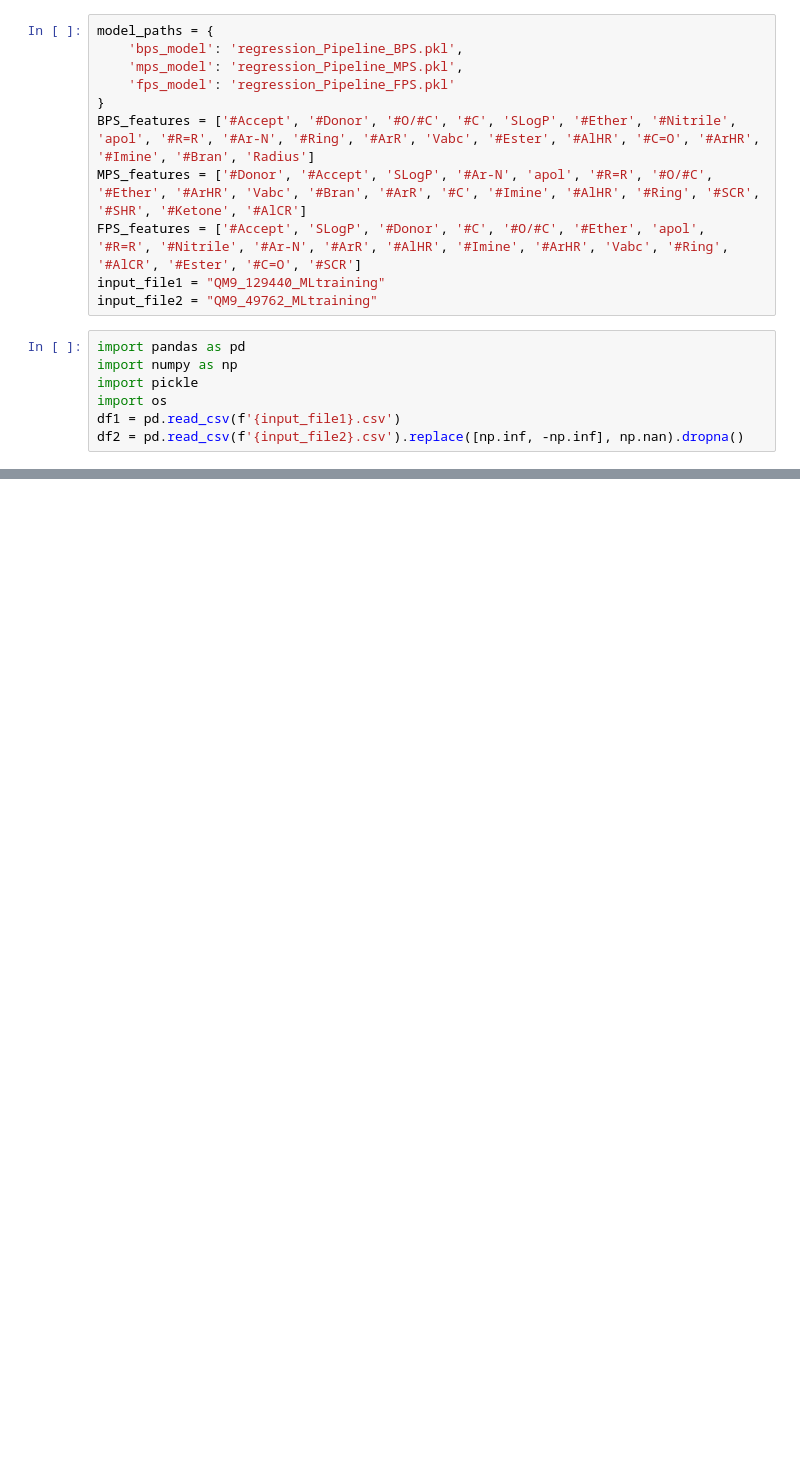
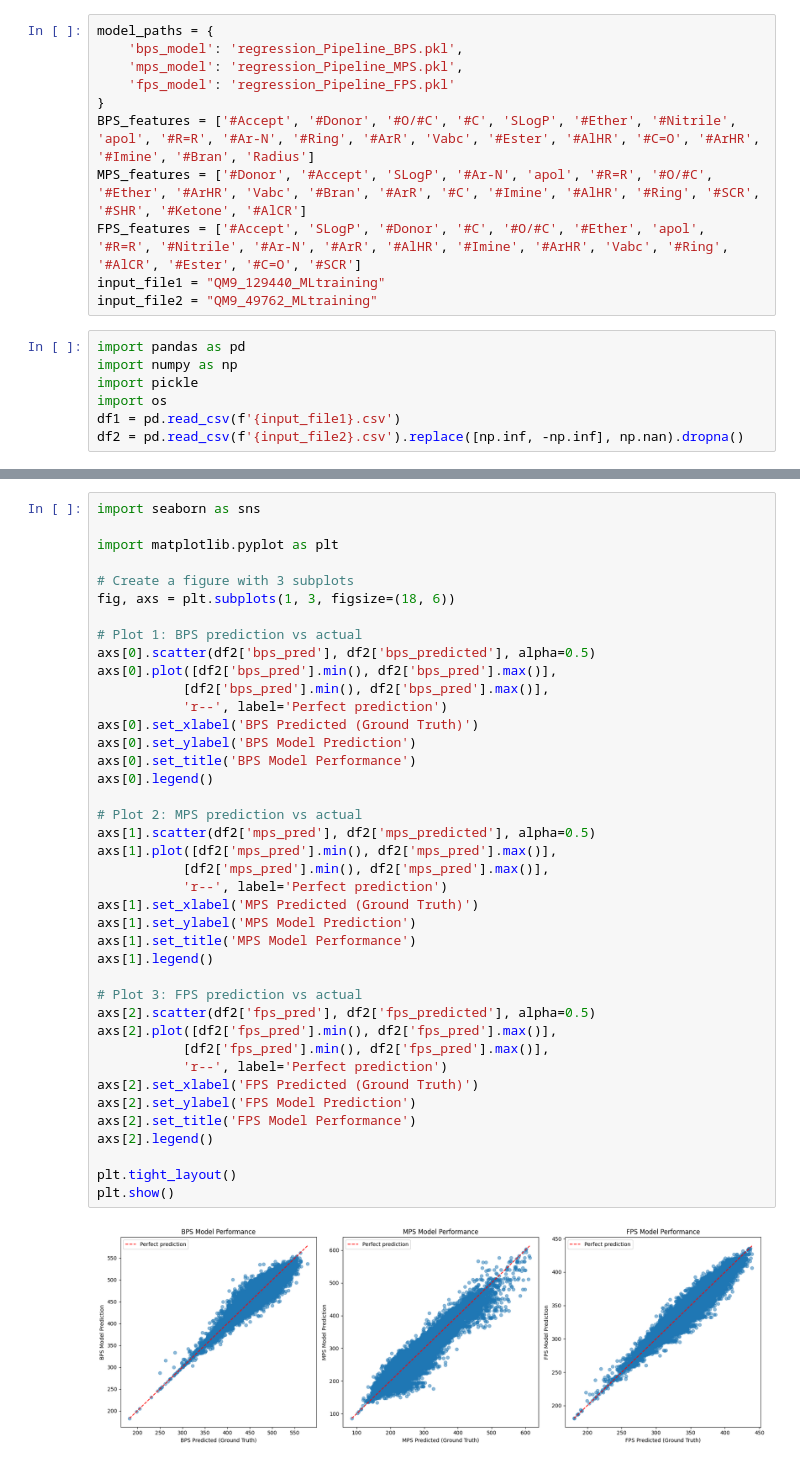
Before and after one commit to ducthinhh1002/ML_Chem, a Jupyter notebook: inference.ipynb, the cells around one changed output, grey strips where cells are left out. Drawn from its saved outputs; the diff is of its cells as text; blank space fills up the shorter version.

Commit message:
plot

```diff
--- a/inference.ipynb
+++ b/inference.ipynb
@@ -109,3 +101,45 @@ FPS predictions added to dataframe
 | 49760 | 549.090909 | 520.972778 | 349.613636 | 368.673492 | 407.636364 | 398.791138 |
 | 49761 | 533.045455 | 516.240784 | 350.727273 | 355.940308 | 395.250000 | 389.024811 |
 49712 rows × 6 columns
+# %%
+import seaborn as sns
+
+import matplotlib.pyplot as plt
+
+# Create a figure with 3 subplots
+fig, axs = plt.subplots(1, 3, figsize=(18, 6))
+
+# Plot 1: BPS prediction vs actual
+axs[0].scatter(df2['bps_pred'], df2['bps_predicted'], alpha=0.5)
+axs[0].plot([df2['bps_pred'].min(), df2['bps_pred'].max()],
+           [df2['bps_pred'].min(), df2['bps_pred'].max()],
+           'r--', label='Perfect prediction')
+axs[0].set_xlabel('BPS Predicted (Ground Truth)')
+axs[0].set_ylabel('BPS Model Prediction')
+axs[0].set_title('BPS Model Performance')
+axs[0].legend()
+
+# Plot 2: MPS prediction vs actual
+axs[1].scatter(df2['mps_pred'], df2['mps_predicted'], alpha=0.5)
+axs[1].plot([df2['mps_pred'].min(), df2['mps_pred'].max()],
+           [df2['mps_pred'].min(), df2['mps_pred'].max()],
+           'r--', label='Perfect prediction')
+axs[1].set_xlabel('MPS Predicted (Ground Truth)')
+axs[1].set_ylabel('MPS Model Prediction')
+axs[1].set_title('MPS Model Performance')
+axs[1].legend()
+
+# Plot 3: FPS prediction vs actual
+axs[2].scatter(df2['fps_pred'], df2['fps_predicted'], alpha=0.5)
+axs[2].plot([df2['fps_pred'].min(), df2['fps_pred'].max()],
+           [df2['fps_pred'].min(), df2['fps_pred'].max()],
+           'r--', label='Perfect prediction')
+axs[2].set_xlabel('FPS Predicted (Ground Truth)')
+axs[2].set_ylabel('FPS Model Prediction')
+axs[2].set_title('FPS Model Performance')
+axs[2].legend()
+
+plt.tight_layout()
+plt.show()
+# %% [output]
+[figure, added]
```
Also changed, not shown: parts of 1 cell of this notebook.
